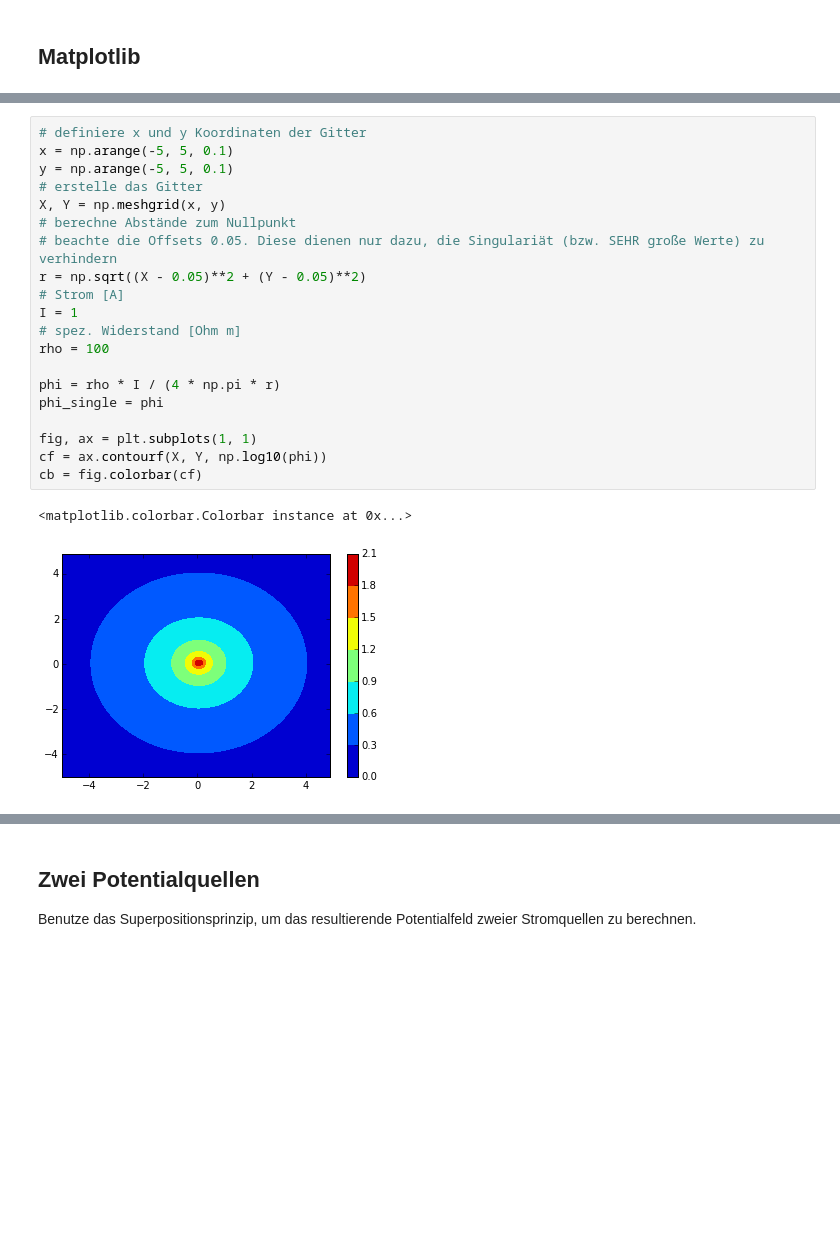
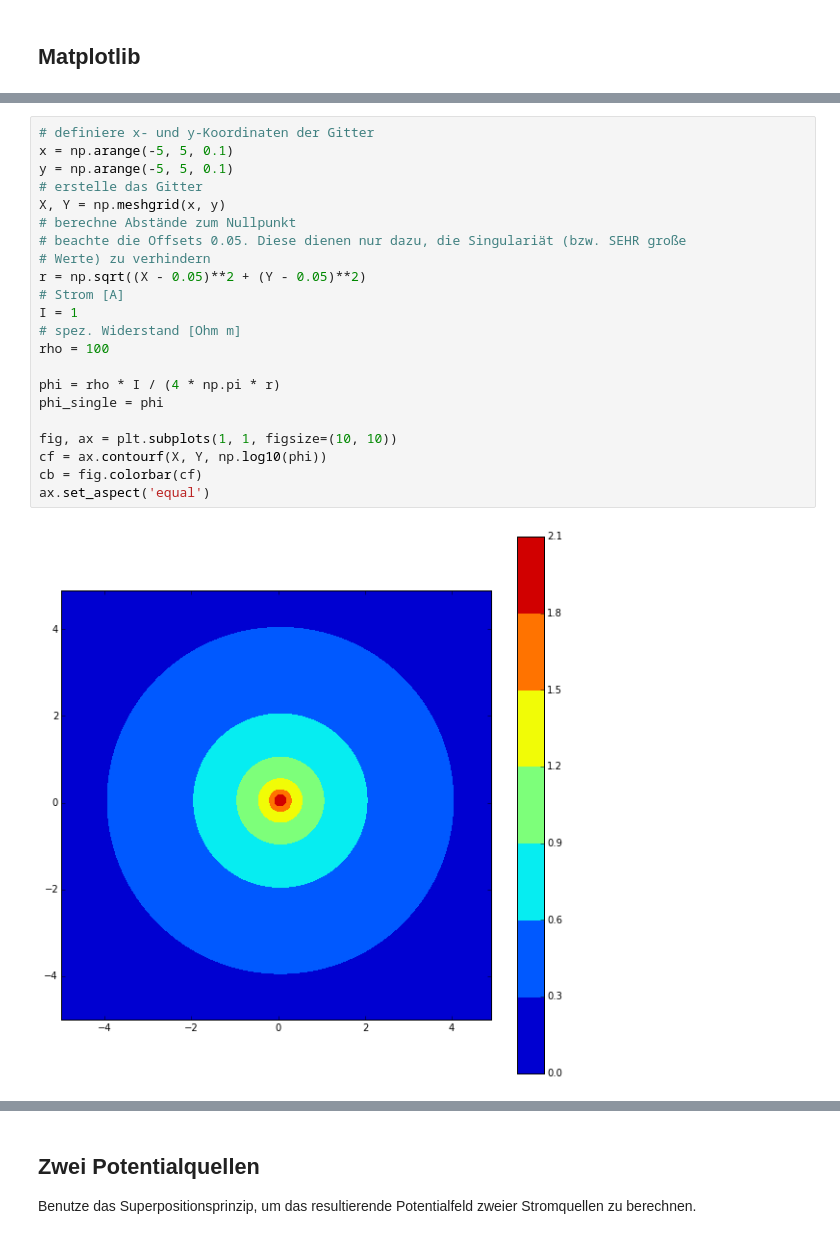
Before and after one commit to m-weigand/python-einfuehrung, a Jupyter notebook: python-intro-2.ipynb, the cells around one changed output, grey strips where cells are left out. Saved outputs shown, nothing was run; the diff lists cells and outputs as text; blank space fills up the shorter version.

```diff
--- a/python-intro-2.ipynb
+++ b/python-intro-2.ipynb
@@ -277,28 +214,29 @@ $\phi(r) = \frac{\rho I}{4 \pi r}$
 
 Im Folgenden plotten berechnen wir das Potential auf einem regulären Gitter, und plotten es in einen Contourplot
 # %%
-# definiere x und y Koordinaten der Gitter
+# definiere x- und y-Koordinaten der Gitter
 x = np.arange(-5, 5, 0.1)
 y = np.arange(-5, 5, 0.1)
 # erstelle das Gitter
 X, Y = np.meshgrid(x, y)
 # berechne Abstände zum Nullpunkt
-# beachte die Offsets 0.05. Diese dienen nur dazu, die Singulariät (bzw. SEHR große Werte) zu verhindern
+# beachte die Offsets 0.05. Diese dienen nur dazu, die Singulariät (bzw. SEHR große
+# Werte) zu verhindern
 r = np.sqrt((X - 0.05)**2 + (Y - 0.05)**2)
 # Strom [A]
 I = 1
 # spez. Widerstand [Ohm m]
 rho = 100
 
 phi = rho * I / (4 * np.pi * r)
 phi_single = phi
 
-fig, ax = plt.subplots(1, 1)
+fig, ax = plt.subplots(1, 1, figsize=(10, 10))
 cf = ax.contourf(X, Y, np.log10(phi))
 cb = fig.colorbar(cf)
+ax.set_aspect('equal')
 # %% [output]
-<matplotlib.colorbar.Colorbar instance at 0x...>
-[figure, old version]
+[figure, new version]
 # %% [markdown]
 # Aufgaben
 
```
Also changed, not shown: parts of 26 cells of this notebook, 1 other file.
